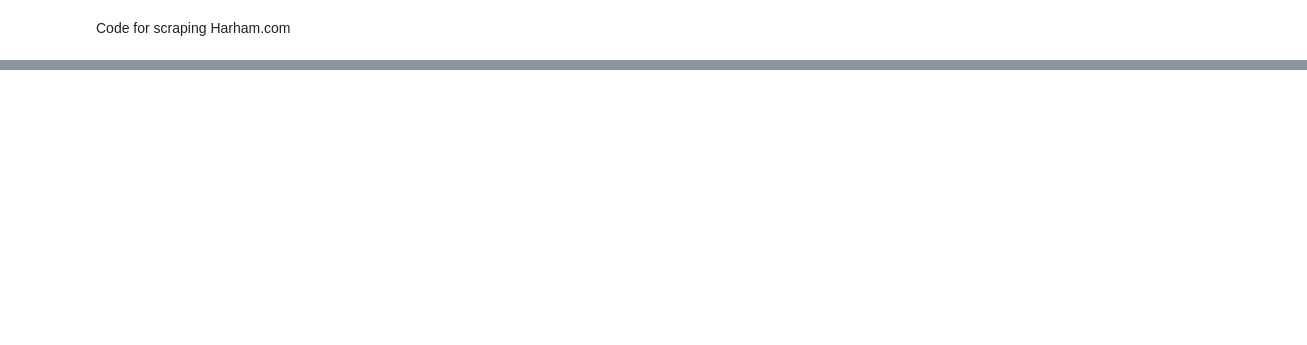
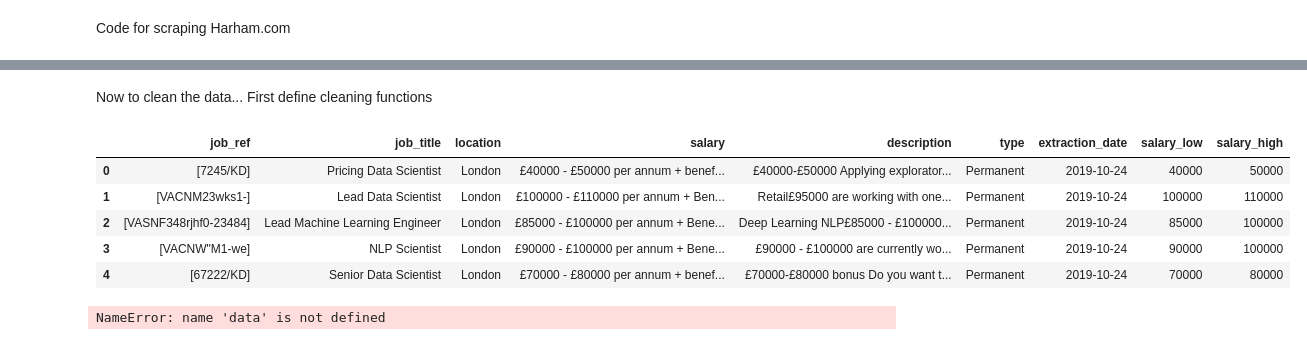
Before and after one commit to jamobe/DataScienceJobs, a Jupyter notebook: notebooks/web-scraping_harnham.ipynb, the cells around one changed output, grey strips where cells are left out. Saved outputs shown, nothing was run; the diff lists cells and outputs as text; code cells hidden in the pictures; blank space fills up the shorter version.

```diff
--- a/notebooks/web-scraping_harnham.ipynb
+++ b/notebooks/web-scraping_harnham.ipynb
@@ -39,7 +42,7 @@ def extract_type(page_soup):
 def extract_description(page_soup):
     b=page_soup.find_all("div",{"class":"cop-widget dynamic-widget description-widget"})
     for div  in b:
-        c=[x.text for x in div.find_all("p")] + [x.text for x in div.find_all("li")]
+        c=str([x.text for x in div.find_all("p")]) +" "+ str([x.text for x in div.find_all("li")])
         desc=''.join(c)
     return desc
 
@@ -48,17 +98,8 @@ def extract_job_title(page_soup):
 # %%
-#urls for UK jobs
-links=[]
-for i in range(1,4):
-    url="https://www.harnham.com/jobs?options=1111,652&page="+str(i)+"&size=60"
-    req=Request(url, headers={'User-Agent': 'Mozilla/5.0'})
-    webpage=urlopen(req).read()
-    page_soup = soup(webpage, "html.parser")
-    a=extract_links(page_soup)
-    for element in a:
-        links.append(element)
 
 info=pd.DataFrame(columns=("job_ref","job_title","location","salary","description","type"))
 for urls in links:
+    time.sleep(1) #ensuring at least 1 second between page grabs
     url="https://www.harnham.com"+urls
     req=Request(url, headers={'User-Agent': 'Mozilla/5.0'})
     webpage=urlopen(req).read()
@@ -70,4 +111,4 @@ for urls in links:
     df['salary']=[extract_salary(page_soup)]
     df['description']=[extract_description(page_soup)]
     df['type']=[extract_type(page_soup)]
-    info=info.append(df)
+    info=info.append(df,ignore_index=True)
@@ -84,0 +132,3 @@ info.shape
+# %% [markdown]
+Now to clean the data...
+First define cleaning functions
@@ -84,0 +215,16 @@ info.shape
+# %%
+info.head()
+# %% [output]
+|  | job_ref | job_title | location | salary | description | type | extraction_date | salary_low | salary_high |
+| 0 | [7245/KD] | Pricing Data Scientist | London | £40000 - £50000 per annum + benef... | £40000-£50000 Applying explorator... | Permanent | 2019-10-24 | 40000 | 50000 |
+| 1 | [VACNM23wks1-] | Lead Data Scientist | London | £100000 - £110000 per annum + Ben... | Retail£95000 are working with one... | Permanent | 2019-10-24 | 100000 | 110000 |
+| 2 | [VASNF348rjhf0-23484] | Lead Machine Learning Engineer | London | £85000 - £100000 per annum + Bene... | Deep Learning NLP£85000 - £100000... | Permanent | 2019-10-24 | 85000 | 100000 |
+| 3 | [VACNW"M1-we] | NLP Scientist | London | £90000 - £100000 per annum + Bene... | £90000 - £100000 are currently wo... | Permanent | 2019-10-24 | 90000 | 100000 |
+| 4 | [67222/KD] | Senior Data Scientist | London | £70000 - £80000 per annum + benef... | £70000-£80000 bonus Do you want t... | Permanent | 2019-10-24 | 70000 | 80000 |
+# %%
+# check for salary anomalies
+data[data['salary_high']/data['salary_low']>3]
+#correct the mistake
+data.loc[data['salary_high']==max(data['salary_high']),'salary_high']=65000
+# %% [output]
+NameError: name 'data' is not defined
```
Also changed, not shown: parts of 21 cells of this notebook, 1 other file.
